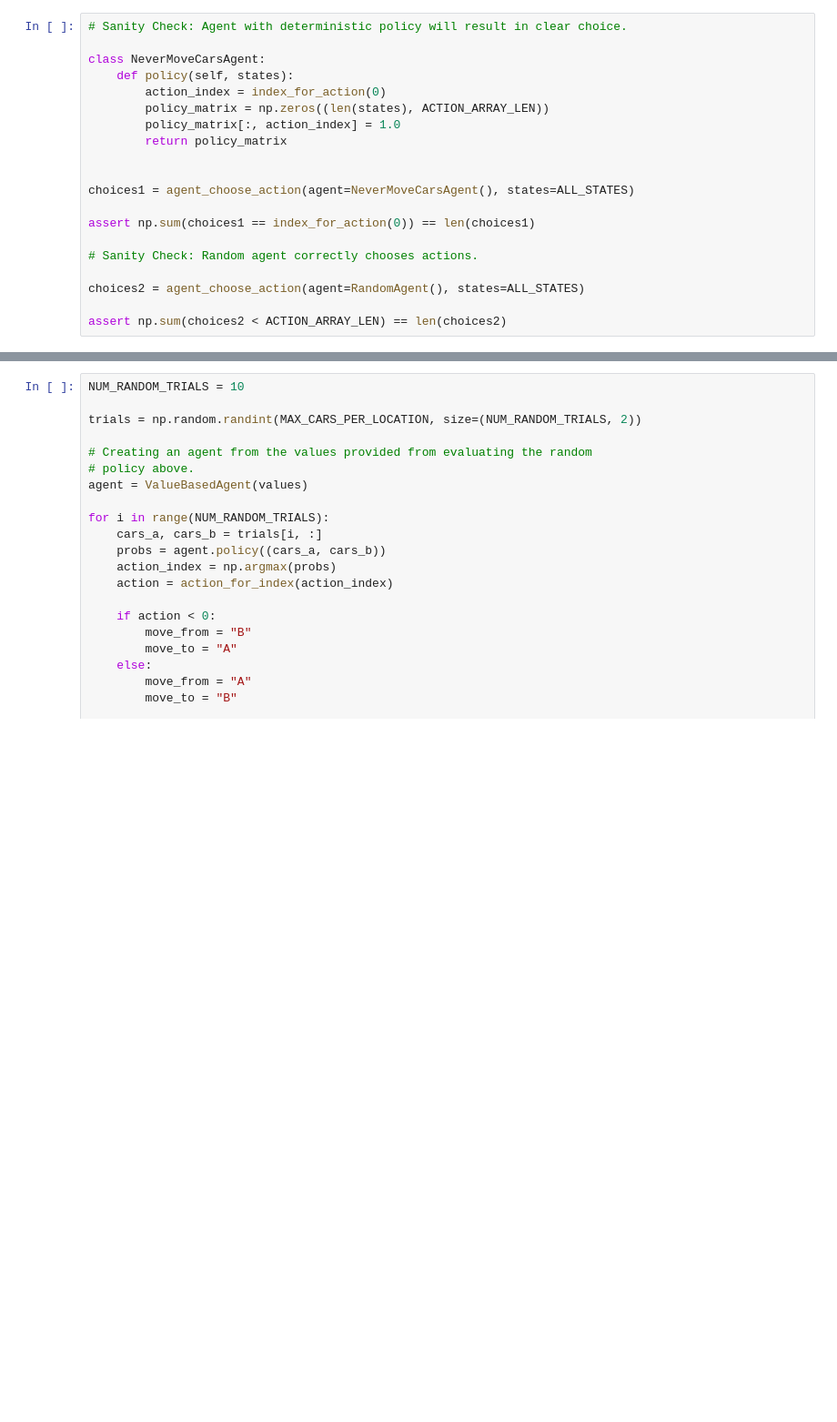
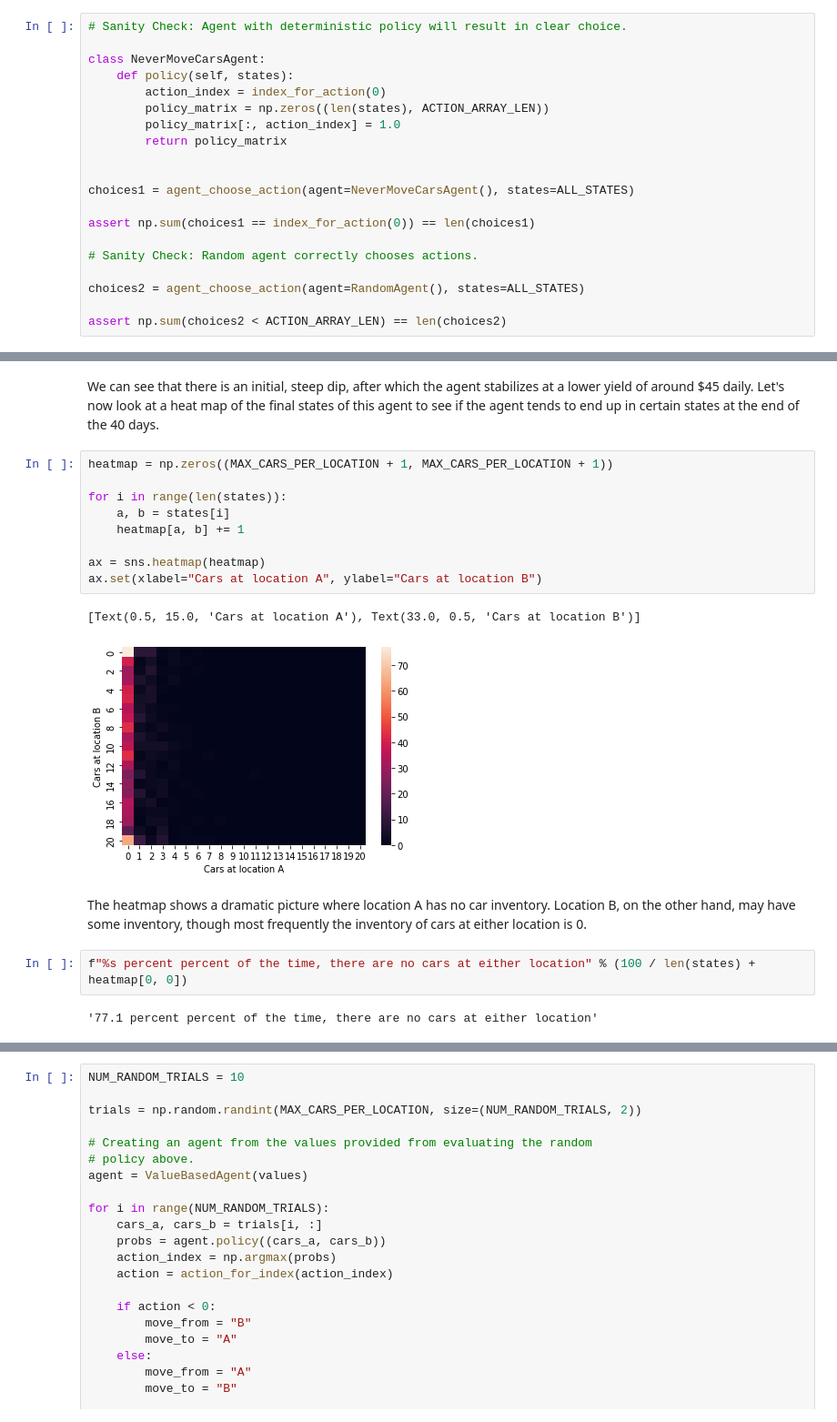
Before and after one commit to mbac19/data_science, a Jupyter notebook: sutton/jacks_car_rental.ipynb, the cells around one changed output, grey strips where cells are left out. Shown: that part at 91% size. Saved outputs shown, nothing was run; the diff lists cells and outputs as text; blank space fills up the shorter version.

```diff
--- a/sutton/jacks_car_rental.ipynb
+++ b/sutton/jacks_car_rental.ipynb
@@ -576,0 +604,20 @@ def run_simulation(agent, samples, days, discount, initial_state=None):
+# %% [markdown]
+We can see that there is an initial, steep dip, after which the agent stabilizes at a lower yield of around $45 daily. Let's now look at a heat map of the final states of this agent to see if the agent tends to end up in certain states at the end of the 40 days.
+# %%
+heatmap = np.zeros((MAX_CARS_PER_LOCATION + 1, MAX_CARS_PER_LOCATION + 1))
+
+for i in range(len(states)):
+    a, b = states[i]
+    heatmap[a, b] += 1
+
+ax = sns.heatmap(heatmap)
+ax.set(xlabel="Cars at location A", ylabel="Cars at location B")
+# %% [output]
+[Text(0.5, 15.0, 'Cars at location A'), Text(33.0, 0.5, 'Cars at location B')]
+[figure, added]
+# %% [markdown]
+The heatmap shows a dramatic picture where location A has no car inventory. Location B, on the other hand, may have some inventory, though most frequently the inventory of cars at either location is 0.
+# %%
+f"%s percent percent of the time, there are no cars at either location" % (100 / len(states) + heatmap[0, 0])
+# %% [output]
+'77.1 percent percent of the time, there are no cars at either location'
```
Also changed, not shown: parts of 10 cells of this notebook, 1 other file.
